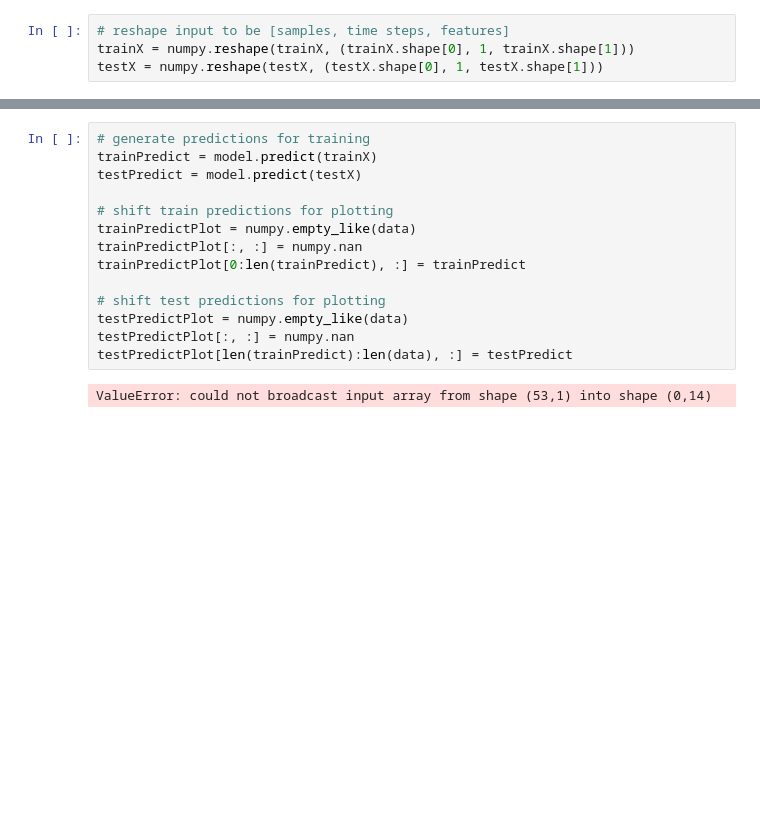
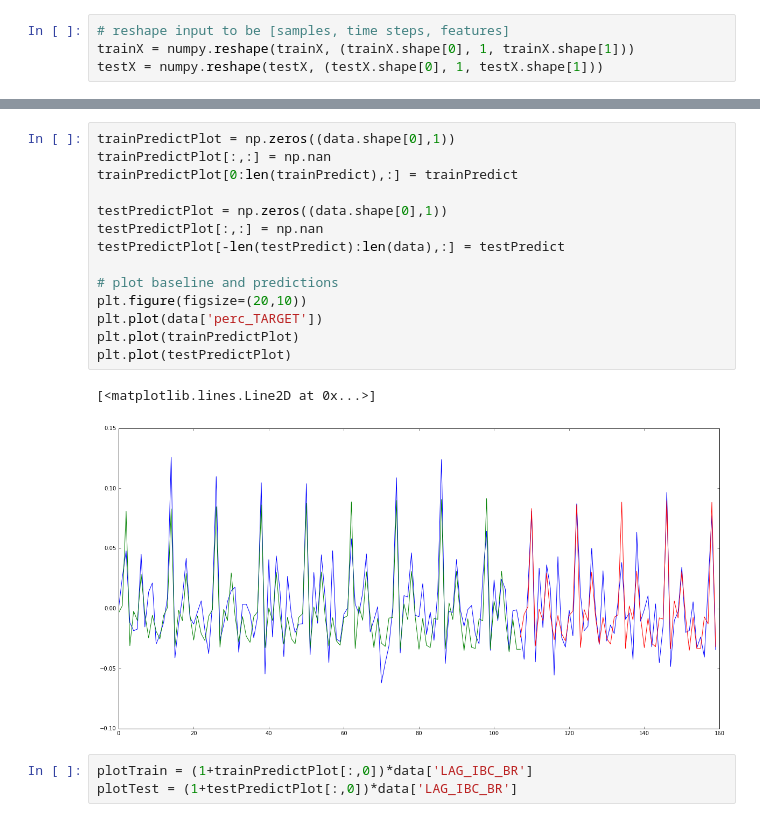
Before and after one commit to SandorTucakov/IBC_BR, a Jupyter notebook: IBC_BR.ipynb, the cells around one changed output, grey strips where cells are left out. Drawn from its saved outputs; the diff is of its cells as text; blank space fills up the shorter version.

```diff
--- a/IBC_BR.ipynb
+++ b/IBC_BR.ipynb
@@ -156,19 +147,23 @@ print len(testPredict),len(data)
-# %%
-# generate predictions for training
-trainPredict = model.predict(trainX)
-testPredict = model.predict(testX)
-
-# shift train predictions for plotting
-trainPredictPlot = numpy.empty_like(data)
-trainPredictPlot[:, :] = numpy.nan
-trainPredictPlot[0:len(trainPredict), :] = trainPredict
-
-# shift test predictions for plotting
-testPredictPlot = numpy.empty_like(data)
-testPredictPlot[:, :] = numpy.nan
-testPredictPlot[len(trainPredict):len(data), :] = testPredict
-# %% [output]
-ValueError: could not broadcast input array from shape (53,1) into shape (0,14)
+# %%
+trainPredictPlot = np.zeros((data.shape[0],1))
+trainPredictPlot[:,:] = np.nan
+trainPredictPlot[0:len(trainPredict),:] = trainPredict
+
+testPredictPlot = np.zeros((data.shape[0],1))
+testPredictPlot[:,:] = np.nan
+testPredictPlot[-len(testPredict):len(data),:] = testPredict
+
+# plot baseline and predictions
+plt.figure(figsize=(20,10))
+plt.plot(data['perc_TARGET'])
+plt.plot(trainPredictPlot)
+plt.plot(testPredictPlot)
+# %% [output]
+[<matplotlib.lines.Line2D at 0x...>]
+[figure, added]
+# %%
+plotTrain = (1+trainPredictPlot[:,0])*data['LAG_IBC_BR']
+plotTest = (1+testPredictPlot[:,0])*data['LAG_IBC_BR']
 # %%
 # plot baseline and predictions
 plt.figure(figsize=(20,10))
```
Also changed, not shown: parts of 18 cells of this notebook.
